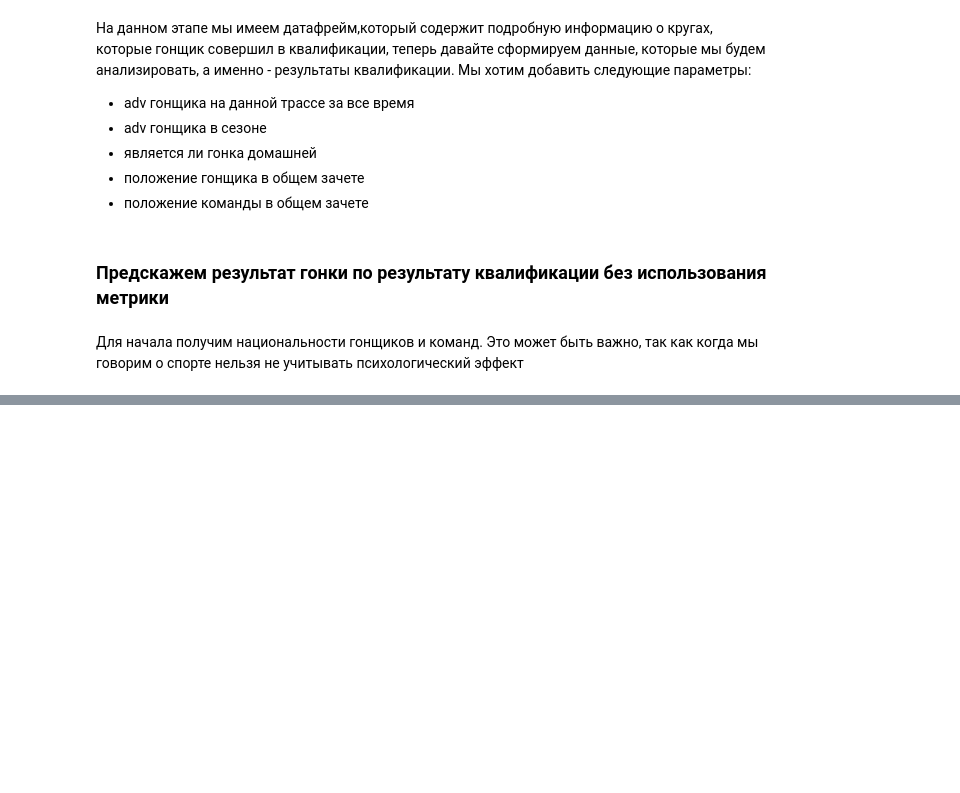
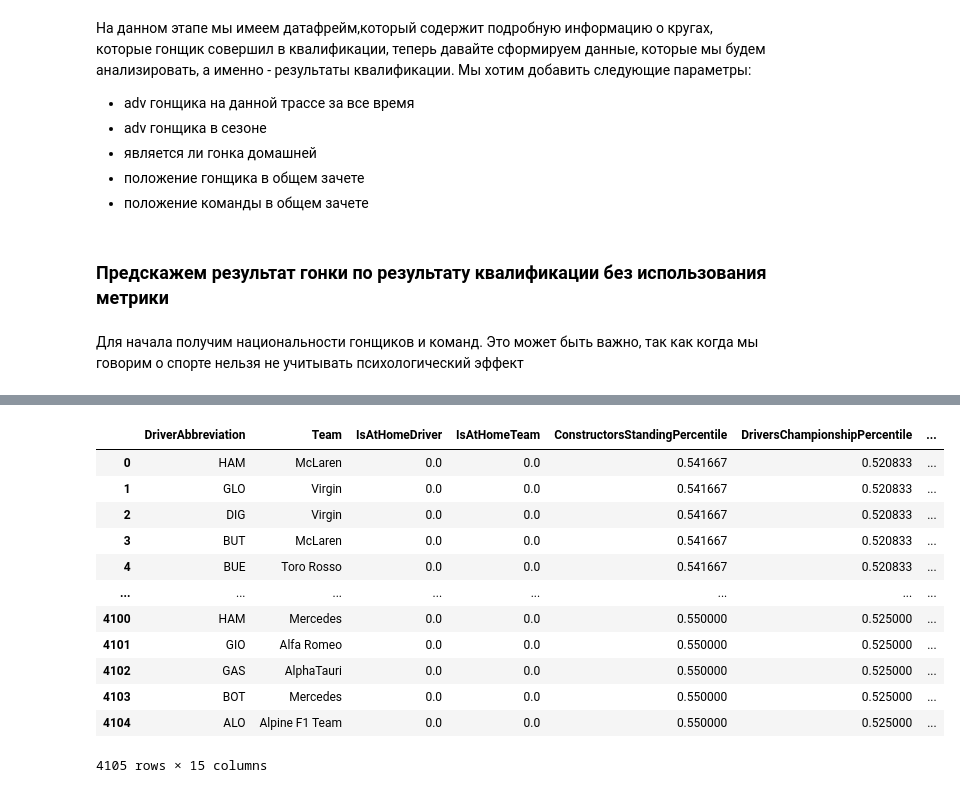
Before and after one commit to BuzzErR/f1analysis, a Jupyter notebook: Formula/main.ipynb, the cells around one changed output, grey strips where cells are left out. Saved outputs shown, nothing was run; the diff lists cells and outputs as text; code cells hidden in the pictures; blank space fills up the shorter version.

```diff
--- a/Formula/main.ipynb
+++ b/Formula/main.ipynb
@@ -160,7 +189,6 @@ def calculate_overtakes_for_lap(grid_to_process, difference_in_grid, data, lap_n
         i += 1
     return overtakes_to_find
 # %%
-# увы, пока мы не умеем получать настоящую расстановку на начало гонки
 def calculate_overtakes_during_race(laps, season, race):
     previous_grid = get_starting_grid(season, race)
     overtakes = []
@@ -173,4 +201,4 @@ def calculate_overtakes_during_race(laps, season, race):
         overtakes += calculate_overtakes_for_lap(previous_grid, difference, laps, i)
     return overtakes
 
-overtakes = calculate_overtakes_during_race(laps, session, selected_race)
+# overtakes = calculate_overtakes_during_race(laps, selected_season, selected_race)
@@ -444,10 +456,12 @@ def get_session_dataframe(season, race):
     constructors.drop(columns=['url', 'constructorId'], inplace=True)
     constructors = constructors.set_index(['name'])
 
+    # standings
     drivers_standings, constructors_standings = get_standings(selected_season, selected_race, drivers, constructors)
     constructors_standings = constructors_standings.set_index(['name'])
     drivers_standings = drivers_standings.set_index(['name'])
 
+    # трасса
     circuit = get_circuit(season, race)
     circuit_country, circuit_name = circuit['country'], circuit['circuit_name']
 
@@ -472,6 +486,7 @@ def get_session_dataframe(season, race):
     try:
         track_country_nationality = nationalities[circuit_country]
     except KeyError:
+        logging.error(f"nationality not found: {circuit_country}")
         track_country_nationality = None
 
     # получаем и обрабатываем результаты квалификации из api
@@ -481,6 +496,9 @@ def get_session_dataframe(season, race):
     # получаем результаты гонки из api
     race_results = requests.get(f'http://ergast.com/api/f1/{season}/{race}/results.json').json()['MRData']['RaceTable']['Races'][0]['Results']
     race_results = process_api_response(race_results)
+
+    # получение погоды
+    # !!! доступно только для гонок начиная с 2018 года
     try:
         race_session = ff1.get_session(season, race, 'R')
         race_session.load(weather=True)
@@ -538,21 +556,28 @@ total_df = pd.DataFrame({
     'RaceResults': [],
 })
 
-
+tracks_processed = {}
 
 for year in range(2021, 2009, -1):
     for race in range(1, 23):
         logging.info(f"{year}, {race} - started")
         new_df, error = get_session_dataframe(year, race)
-        if year > 2017:
-            overtakes = calculate_overtakes_during_race(laps, year, race)
-            new_df['AverageNumOfOvertakesOnTrack'] =
         if error is not None:
+            logging.error(error)
             if error == "season or race not found":
                 break
-            print(error)
-        else:
-            total_df = pd.concat([new_df, total_df], ignore_index=True)
-
-print(total_df)
+        elif year > 2017:
+            session = ff1.get_session(year, race, 'R')
+            session.load(laps=True, telemetry=True)
+            laps = session.laps
+            laps['LapEndTime'] = laps['LapStartTime'] + laps['LapTime']
+            overtakes = calculate_overtakes_during_race(laps, year, race)
+            if len(new_df['Circuit']) > 0:
+                if new_df.iloc[0]['Circuit'] not in tracks_processed:
+                    tracks_processed[new_df.iloc[0]['Circuit']] = {}
+                    tracks_processed[new_df.iloc[0]['Circuit']]['total_overtakes'] = 0
+                    tracks_processed[new_df.iloc[0]['Circuit']]['num_of_races'] = 0
+                tracks_processed[new_df.iloc[0]['Circuit']]['total_overtakes'] += len(overtakes)
+                tracks_processed[new_df.iloc[0]['Circuit']]['num_of_races'] += 1
+        total_df = pd.concat([new_df, total_df], ignore_index=True)
 # %% [output]
@@ -559,0 +618,16 @@ SyntaxError: invalid syntax (<ipython-input-332-58cc70e05c6e>, line 123)
+# %%
+total_df
+# %% [output]
+|  | DriverAbbreviation | Team | IsAtHomeDriver | IsAtHomeTeam | ConstructorsStandingPercentile | DriversChampionshipPercentile | ... |
+| 0 | HAM | McLaren | 0.0 | 0.0 | 0.541667 | 0.520833 | ... |
+| 1 | GLO | Virgin | 0.0 | 0.0 | 0.541667 | 0.520833 | ... |
+| 2 | DIG | Virgin | 0.0 | 0.0 | 0.541667 | 0.520833 | ... |
+| 3 | BUT | McLaren | 0.0 | 0.0 | 0.541667 | 0.520833 | ... |
+| 4 | BUE | Toro Rosso | 0.0 | 0.0 | 0.541667 | 0.520833 | ... |
+| ... | ... | ... | ... | ... | ... | ... | ... |
+| 4100 | HAM | Mercedes | 0.0 | 0.0 | 0.550000 | 0.525000 | ... |
+| 4101 | GIO | Alfa Romeo | 0.0 | 0.0 | 0.550000 | 0.525000 | ... |
+| 4102 | GAS | AlphaTauri | 0.0 | 0.0 | 0.550000 | 0.525000 | ... |
+| 4103 | BOT | Mercedes | 0.0 | 0.0 | 0.550000 | 0.525000 | ... |
+| 4104 | ALO | Alpine F1 Team | 0.0 | 0.0 | 0.550000 | 0.525000 | ... |
+4105 rows × 15 columns
```
Also changed, not shown: parts of 35 cells of this notebook.
